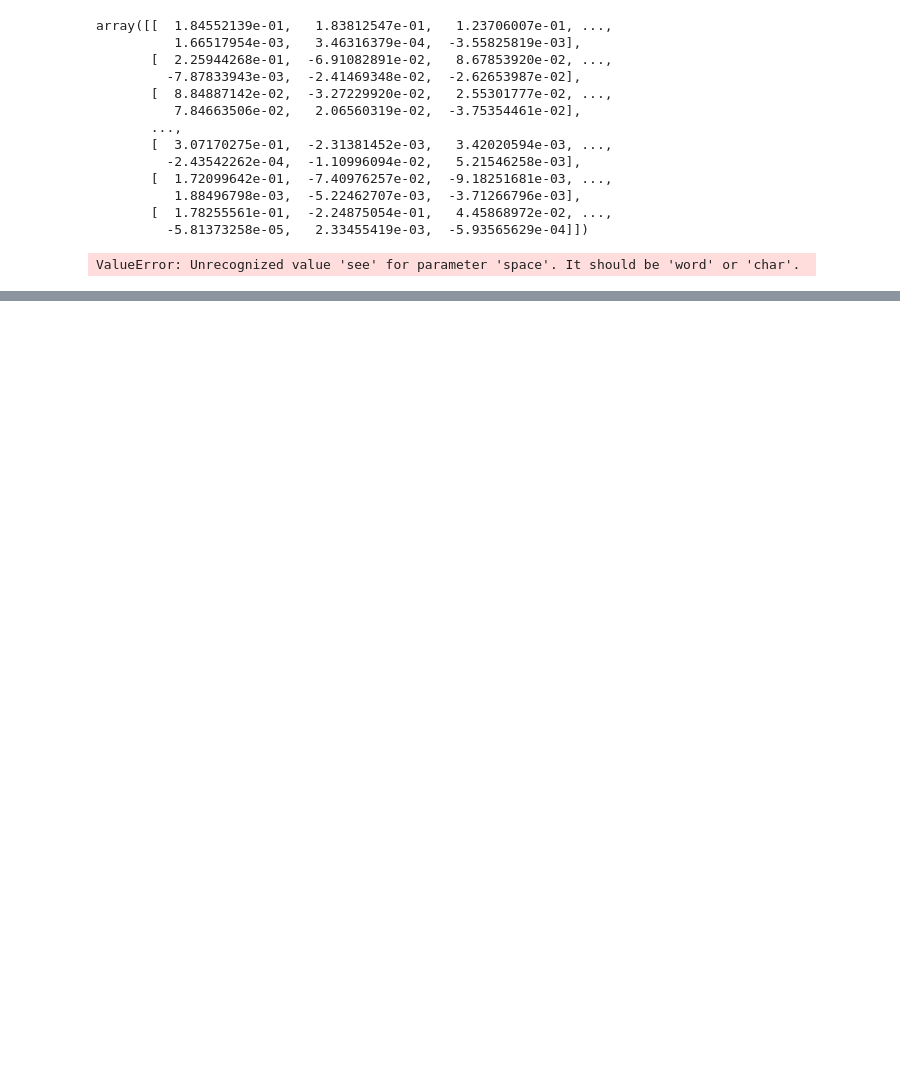
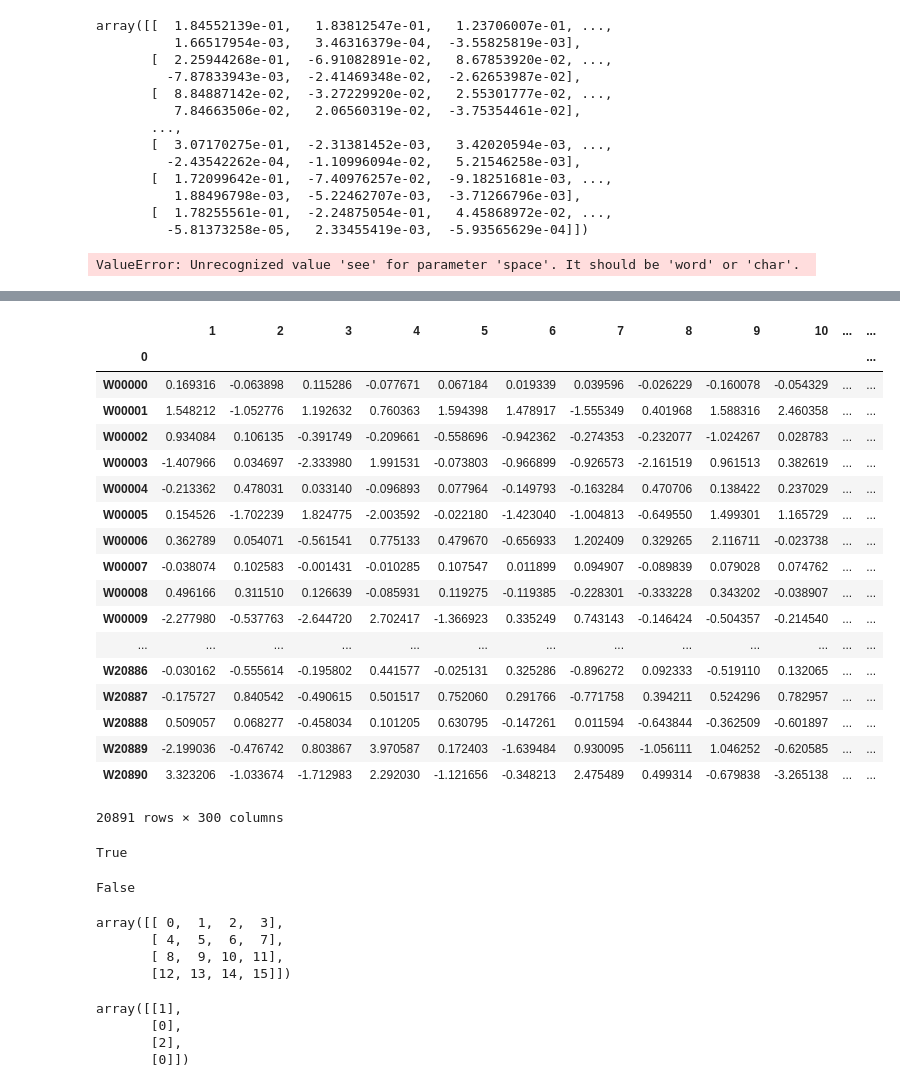
Before and after one commit to Fengjun-Wang/mirror_question_pair, a Jupyter notebook: scripts/data_analysis/Data_analysis.ipynb, the cells around one changed output, grey strips where cells are left out. Saved outputs shown, nothing was run; the diff lists cells and outputs as text; code cells hidden in the pictures; blank space fills up the shorter version.

```diff
--- a/scripts/data_analysis/Data_analysis.ipynb
+++ b/scripts/data_analysis/Data_analysis.ipynb
@@ -380,0 +456,39 @@ ValueError: Unrecognized value 'see' for parameter 'space'. It should be 'word'
+# %%
+word_embed_df
+# %% [output]
+|  | 1 | 2 | 3 | 4 | 5 | 6 | 7 | 8 | 9 | 10 | ... | ... |
+| 0 |  |  |  |  |  |  |  |  |  |  |  | ... |
+| W00000 | 0.169316 | -0.063898 | 0.115286 | -0.077671 | 0.067184 | 0.019339 | 0.039596 | -0.026229 | -0.160078 | -0.054329 | ... | ... |
+| W00001 | 1.548212 | -1.052776 | 1.192632 | 0.760363 | 1.594398 | 1.478917 | -1.555349 | 0.401968 | 1.588316 | 2.460358 | ... | ... |
+| W00002 | 0.934084 | 0.106135 | -0.391749 | -0.209661 | -0.558696 | -0.942362 | -0.274353 | -0.232077 | -1.024267 | 0.028783 | ... | ... |
+| W00003 | -1.407966 | 0.034697 | -2.333980 | 1.991531 | -0.073803 | -0.966899 | -0.926573 | -2.161519 | 0.961513 | 0.382619 | ... | ... |
+| W00004 | -0.213362 | 0.478031 | 0.033140 | -0.096893 | 0.077964 | -0.149793 | -0.163284 | 0.470706 | 0.138422 | 0.237029 | ... | ... |
+| W00005 | 0.154526 | -1.702239 | 1.824775 | -2.003592 | -0.022180 | -1.423040 | -1.004813 | -0.649550 | 1.499301 | 1.165729 | ... | ... |
+| W00006 | 0.362789 | 0.054071 | -0.561541 | 0.775133 | 0.479670 | -0.656933 | 1.202409 | 0.329265 | 2.116711 | -0.023738 | ... | ... |
+| W00007 | -0.038074 | 0.102583 | -0.001431 | -0.010285 | 0.107547 | 0.011899 | 0.094907 | -0.089839 | 0.079028 | 0.074762 | ... | ... |
+| W00008 | 0.496166 | 0.311510 | 0.126639 | -0.085931 | 0.119275 | -0.119385 | -0.228301 | -0.333228 | 0.343202 | -0.038907 | ... | ... |
+| W00009 | -2.277980 | -0.537763 | -2.644720 | 2.702417 | -1.366923 | 0.335249 | 0.743143 | -0.146424 | -0.504357 | -0.214540 | ... | ... |
+| ... | ... | ... | ... | ... | ... | ... | ... | ... | ... | ... | ... | ... |
+| W20886 | -0.030162 | -0.555614 | -0.195802 | 0.441577 | -0.025131 | 0.325286 | -0.896272 | 0.092333 | -0.519110 | 0.132065 | ... | ... |
+| W20887 | -0.175727 | 0.840542 | -0.490615 | 0.501517 | 0.752060 | 0.291766 | -0.771758 | 0.394211 | 0.524296 | 0.782957 | ... | ... |
+| W20888 | 0.509057 | 0.068277 | -0.458034 | 0.101205 | 0.630795 | -0.147261 | 0.011594 | -0.643844 | -0.362509 | -0.601897 | ... | ... |
+| W20889 | -2.199036 | -0.476742 | 0.803867 | 3.970587 | 0.172403 | -1.639484 | 0.930095 | -1.056111 | 1.046252 | -0.620585 | ... | ... |
+| W20890 | 3.323206 | -1.033674 | -1.712983 | 2.292030 | -1.121656 | -0.348213 | 2.475489 | 0.499314 | -0.679838 | -3.265138 | ... | ... |
+20891 rows × 300 columns
+# %%
+None is None
+# %% [output]
+True
+# %%
+isinstance((1,2),list)
+# %% [output]
+False
+# %%
+a = pd.DataFrame(np.arange(16).reshape(4,4))
+b = a.values
+b
+# %% [output]
+array([[ 0,  1,  2,  3],
+       [ 4,  5,  6,  7],
+       [ 8,  9, 10, 11],
+       [12, 13, 14, 15]])
@@ -380,0 +498,7 @@ ValueError: Unrecognized value 'see' for parameter 'space'. It should be 'word'
+# %%
+w
+# %% [output]
+array([[1],
+       [0],
+       [2],
+       [0]])
```
Also changed, not shown: parts of 17 cells of this notebook, 1 other file.
